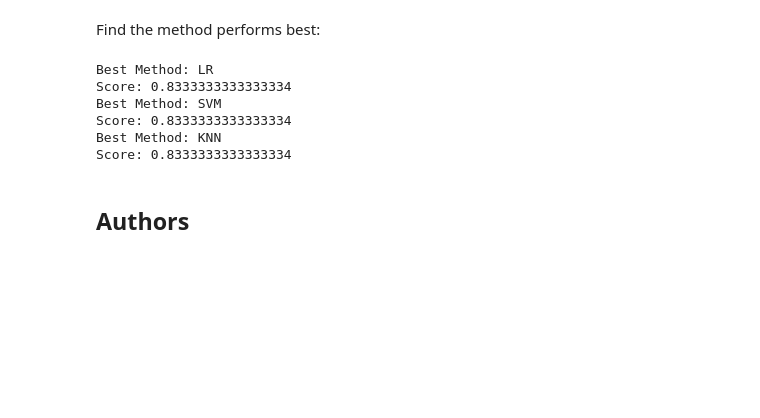
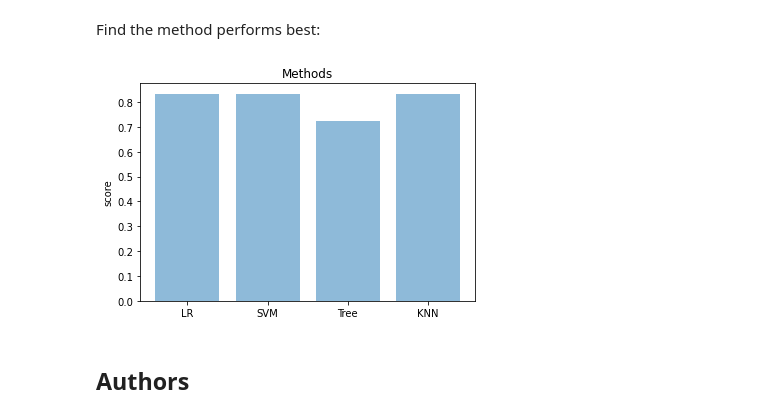
Before and after one commit to abderrahim22/FirstRepo, a Jupyter notebook: SpaceX_Machine Learning Prediction_Part_5.ipynb, the cells around one changed output. Cells and saved outputs as stored; diff of their text form; code cells hidden in the pictures; blank space fills up the shorter version.

```diff
--- a/SpaceX_Machine Learning Prediction_Part_5.ipynb
+++ b/SpaceX_Machine Learning Prediction_Part_5.ipynb
@@ -326,19 +326,20 @@ Find the method performs best:
 # %%
 param =[logreg_cv.score(X_test,Y_test),BestparSVM.score(X_test,Y_test),BestparTree.score(X_test,Y_test),BestparKNN.score(X_test,Y_test)]
 methods =['LR','SVM','Tree', 'KNN']
+score=[]
 i=0
 for n in param:
-    if n == max(param):
-        print("Best Method:",methods[i])
-        print("Score:", n)
-    i=i+1
+    score.append(n)
+
+
+plt.bar(np.arange(len(score)), score, align='center', alpha=0.5)
+plt.xticks(np.arange(len(score)), methods)
+plt.ylabel('score')
+plt.title('Methods')
+
+plt.show()
 # %% [output]
-Best Method: LR
-Score: 0.8333333333333334
-Best Method: SVM
-Score: 0.8333333333333334
-Best Method: KNN
-Score: 0.8333333333333334
+[figure, added]
 # %% [markdown]
 ## Authors
 # %% [markdown]
```
Also changed, not shown: parts of 6 cells of this notebook.
